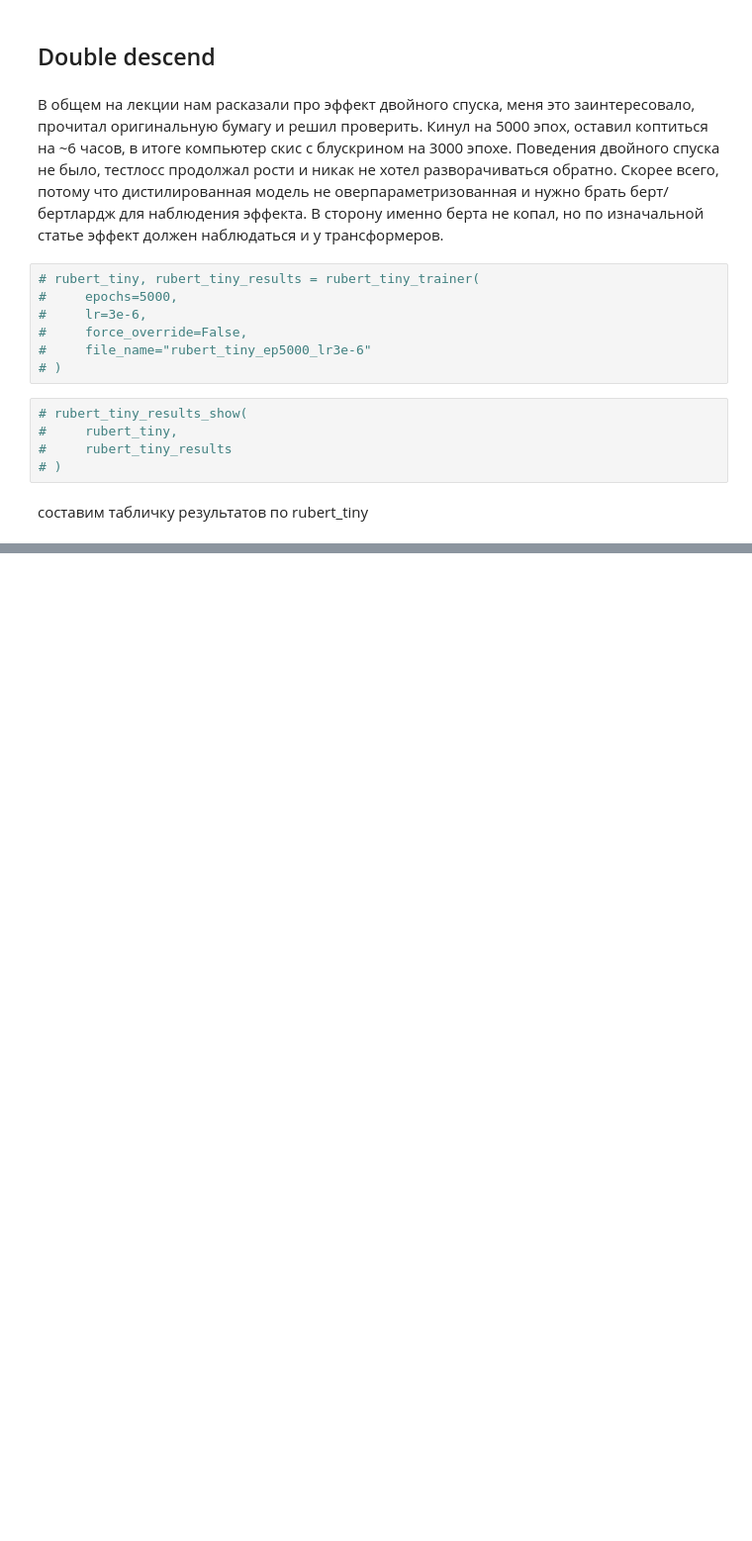
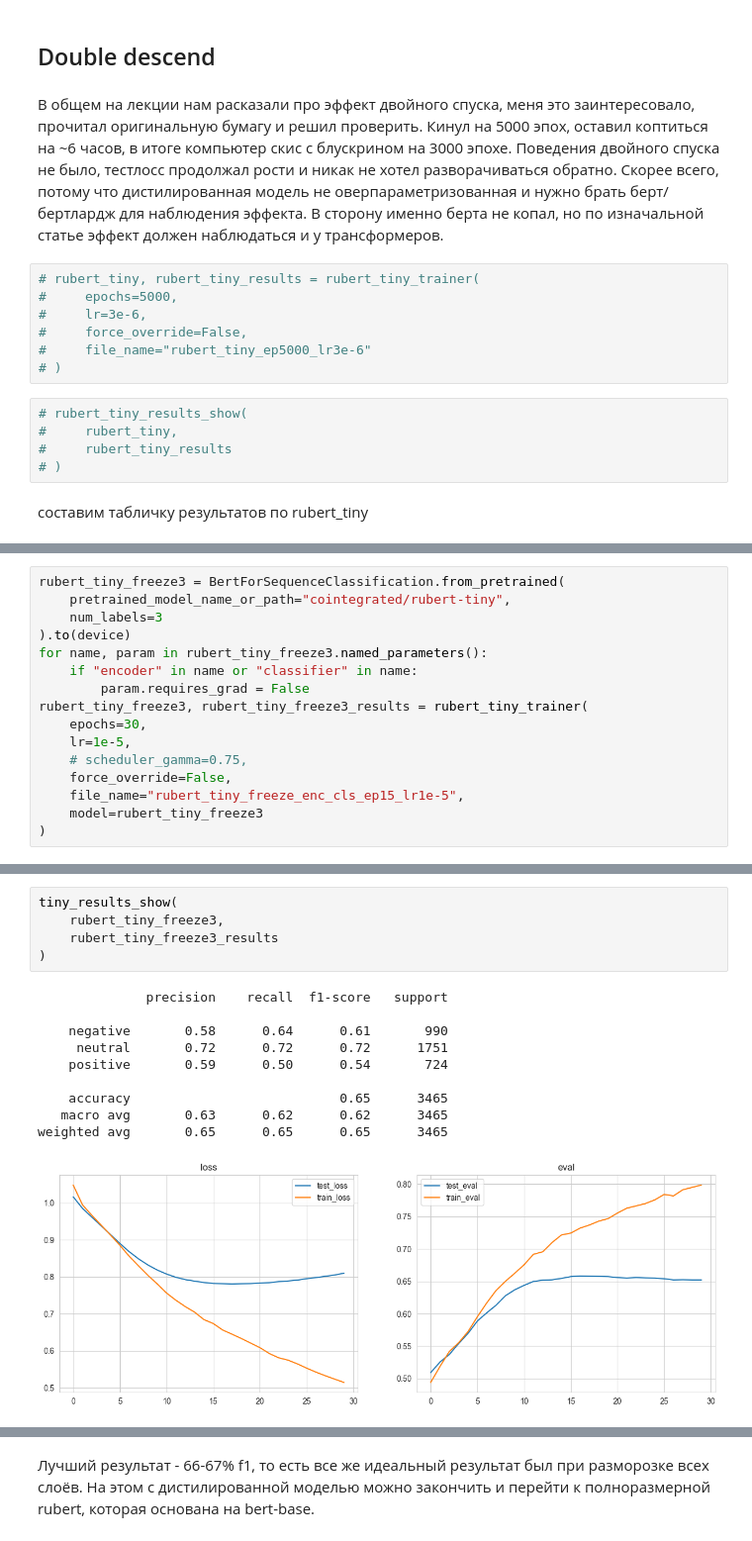
Before and after one commit to anast3t/neural-networks, a Jupyter notebook: Task2/Lab2_2.ipynb, the cells around one changed output, grey strips where cells are left out. Shown at 99% size. Saved outputs shown, nothing was run; the diff lists cells and outputs as text; blank space fills up the shorter version.

```diff
--- a/Task2/Lab2_2.ipynb
+++ b/Task2/Lab2_2.ipynb
@@ -521,0 +659,16 @@ rubert_tiny_all
+# %%
+rubert_tiny_freeze3 = BertForSequenceClassification.from_pretrained(
+    pretrained_model_name_or_path="cointegrated/rubert-tiny",
+    num_labels=3
+).to(device)
+for name, param in rubert_tiny_freeze3.named_parameters():
+    if "encoder" in name or "classifier" in name:
+        param.requires_grad = False
+rubert_tiny_freeze3, rubert_tiny_freeze3_results = rubert_tiny_trainer(
+    epochs=30,
+    lr=1e-5,
+    # scheduler_gamma=0.75,
+    force_override=False,
+    file_name="rubert_tiny_freeze_enc_cls_ep15_lr1e-5",
+    model=rubert_tiny_freeze3
+)
@@ -521,0 +682,16 @@ rubert_tiny_all
+# %%
+tiny_results_show(
+    rubert_tiny_freeze3,
+    rubert_tiny_freeze3_results
+)
+# %% [output]
+              precision    recall  f1-score   support
+
+    negative       0.58      0.64      0.61       990
+     neutral       0.72      0.72      0.72      1751
+    positive       0.59      0.50      0.54       724
+
+    accuracy                           0.65      3465
+   macro avg       0.63      0.62      0.62      3465
+weighted avg       0.65      0.65      0.65      3465
+[figure, added]
@@ -521,0 +699,2 @@ rubert_tiny_all
+# %% [markdown]
+Лучший результат - 66-67% f1, то есть все же идеальный результат был при разморозке всех слоёв. На этом с дистилированной моделью можно закончить и перейти к полноразмерной rubert, которая основана на bert-base.
```
Also changed, not shown: parts of 110 cells of this notebook, 4 other files.
